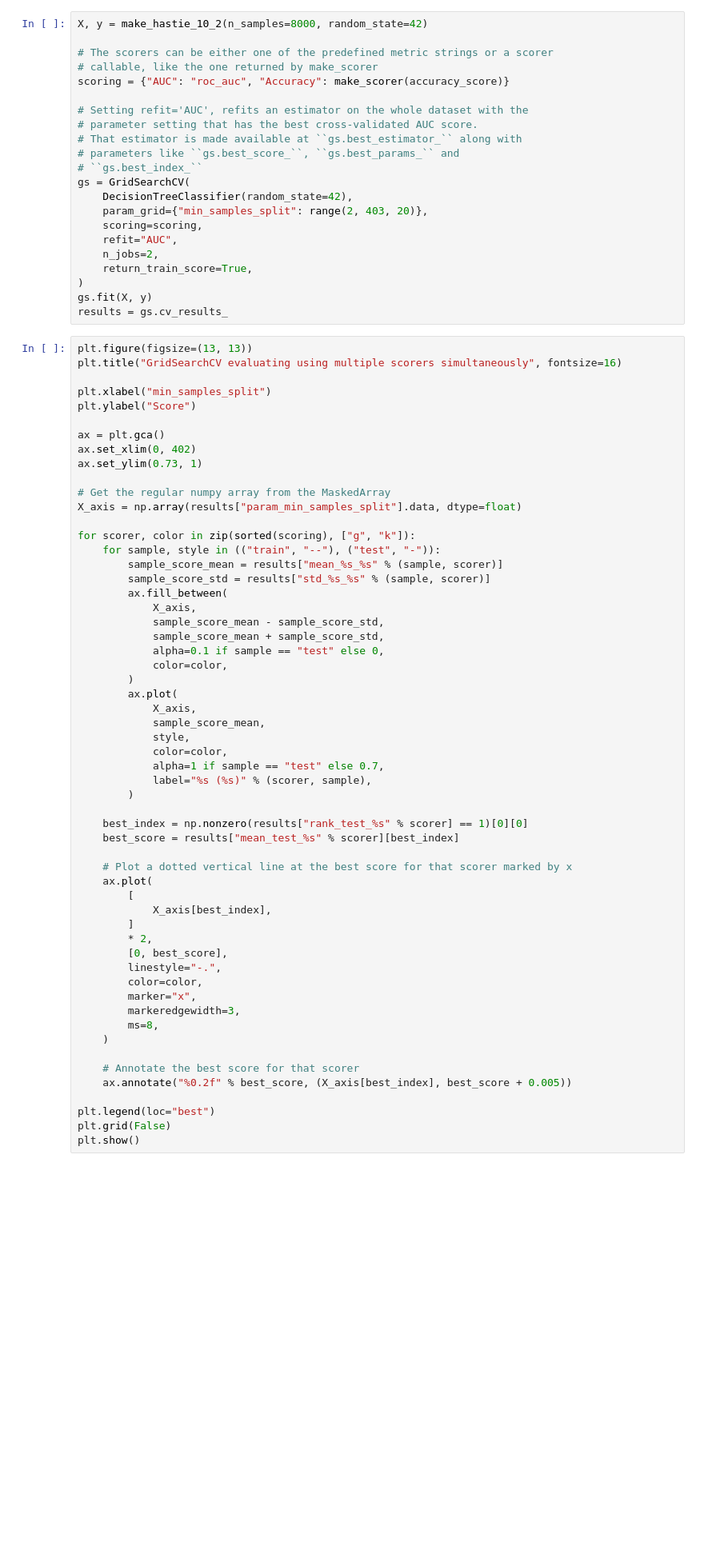
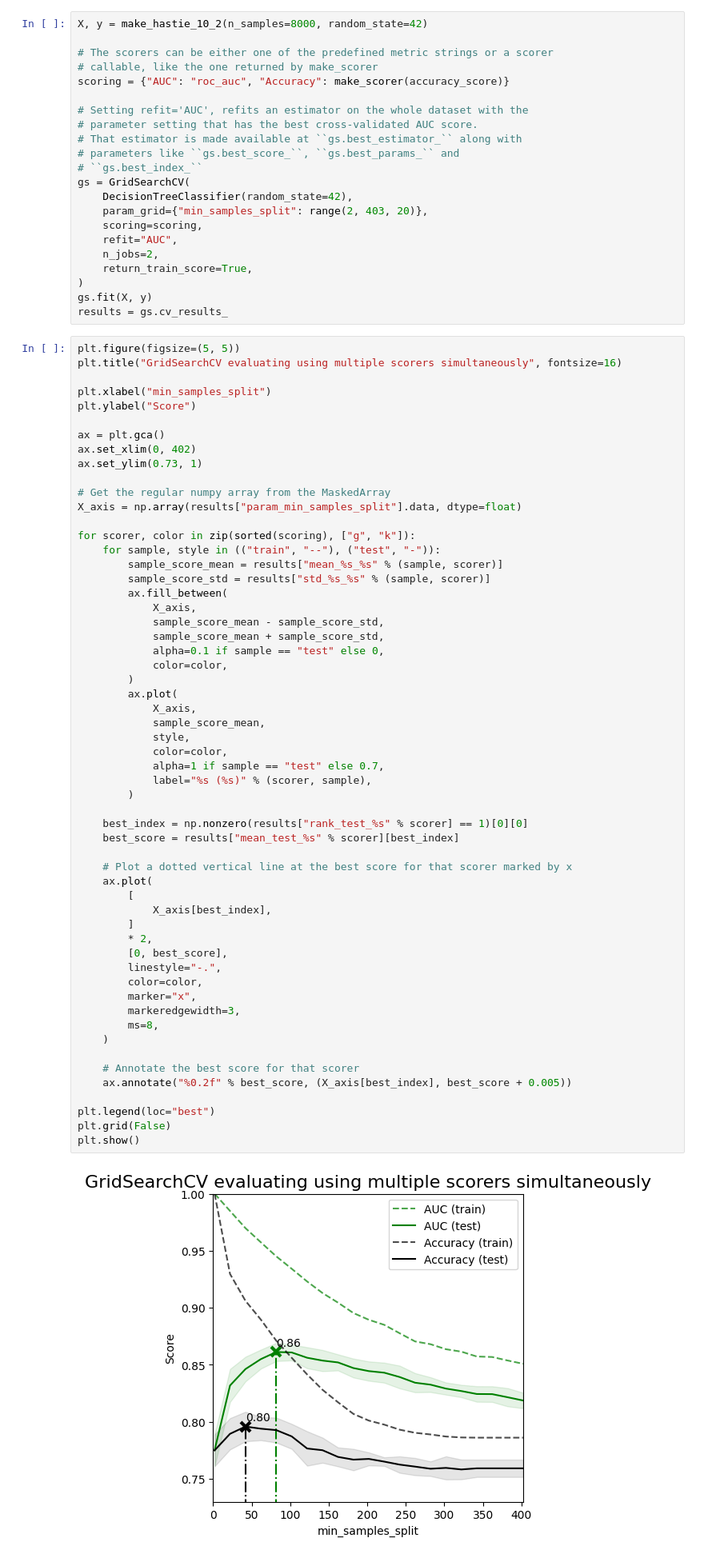
Before and after one commit to icta-tecaji/python-machine-learning-public, a Jupyter notebook: 04_Overdnotenje_in_optimizacija_modelov/03_Hyperparameter_Optimization_CLEAN.ipynb, the cells around one changed output. Shown at 80% size. Saved outputs shown, nothing was run; the diff lists cells and outputs as text; blank space fills up the shorter version.

```diff
--- a/04_Overdnotenje_in_optimizacija_modelov/03_Hyperparameter_Optimization_CLEAN.ipynb
+++ b/04_Overdnotenje_in_optimizacija_modelov/03_Hyperparameter_Optimization_CLEAN.ipynb
@@ -97,7 +102,7 @@ gs = GridSearchCV(
 gs.fit(X, y)
 results = gs.cv_results_
 # %%
-plt.figure(figsize=(13, 13))
+plt.figure(figsize=(5, 5))
 plt.title("GridSearchCV evaluating using multiple scorers simultaneously", fontsize=16)
 
 plt.xlabel("min_samples_split")
@@ -126,30 +131,32 @@ for scorer, color in zip(sorted(scoring), ["g", "k"]):
             sample_score_mean,
             style,
             color=color,
             alpha=1 if sample == "test" else 0.7,
             label="%s (%s)" % (scorer, sample),
         )
 
     best_index = np.nonzero(results["rank_test_%s" % scorer] == 1)[0][0]
     best_score = results["mean_test_%s" % scorer][best_index]
 
     # Plot a dotted vertical line at the best score for that scorer marked by x
     ax.plot(
         [
             X_axis[best_index],
         ]
         * 2,
         [0, best_score],
         linestyle="-.",
         color=color,
         marker="x",
         markeredgewidth=3,
         ms=8,
     )
 
     # Annotate the best score for that scorer
     ax.annotate("%0.2f" % best_score, (X_axis[best_index], best_score + 0.005))
 
 plt.legend(loc="best")
 plt.grid(False)
 plt.show()
+# %% [output]
+[figure, added]
```
Also changed, not shown: parts of 11 cells of this notebook, 2 other files.
